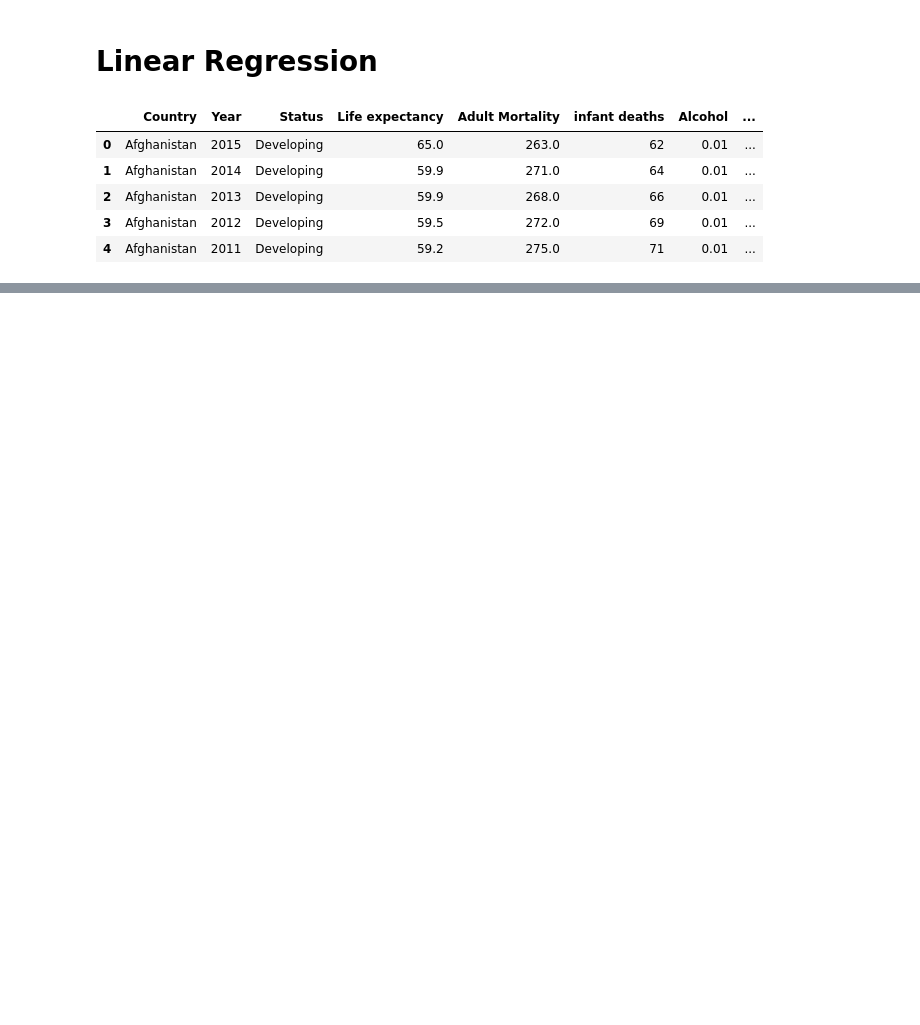
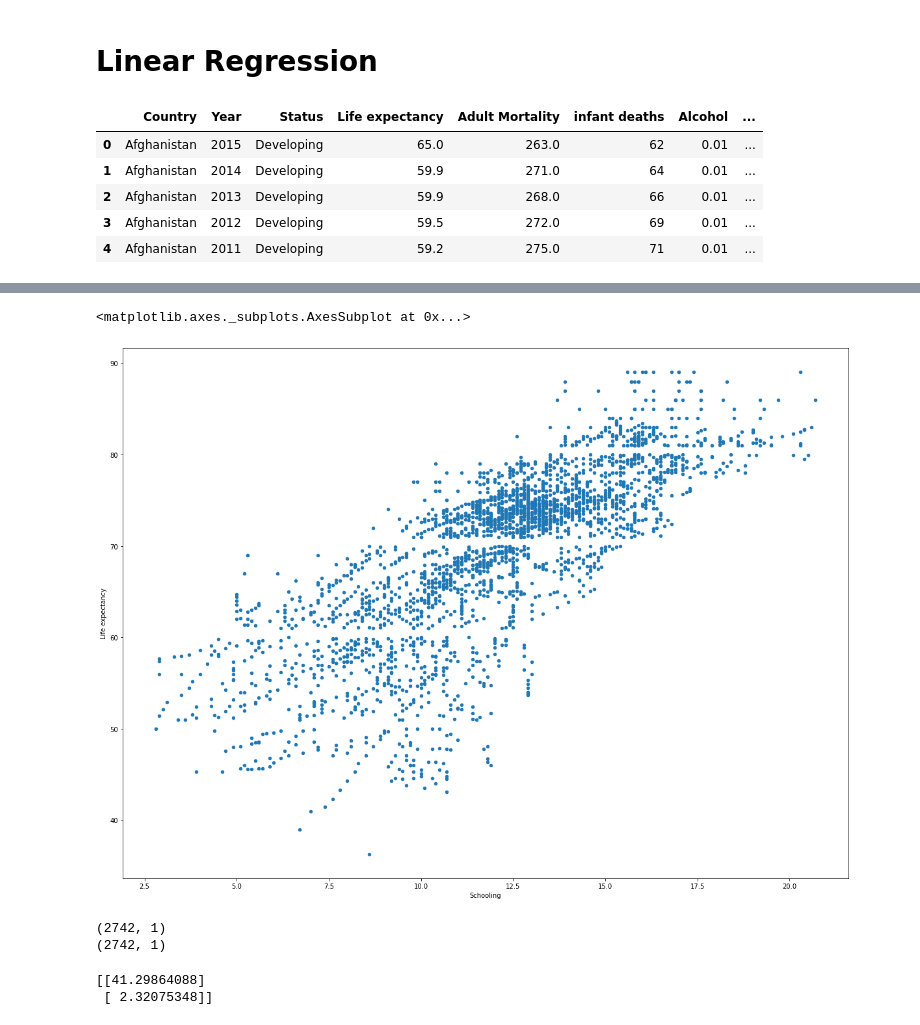
Before and after one commit to melissatorgbi/Models, a Jupyter notebook: LinearRegression.ipynb, the cells around one changed output, grey strips where cells are left out. Saved outputs shown, nothing was run; the diff lists cells and outputs as text; code cells hidden in the pictures; blank space fills up the shorter version.

```diff
--- a/LinearRegression.ipynb
+++ b/LinearRegression.ipynb
@@ -81,0 +118,5 @@ Name: Schooling, dtype: float64
+# %%
+df.plot(kind="scatter", x="Schooling", y="Life expectancy",figsize=(20,15))
+# %% [output]
+<matplotlib.axes._subplots.AxesSubplot at 0x...>
+[figure, added]
@@ -81,0 +126,15 @@ Name: Schooling, dtype: float64
+# %%
+X=np.resize(X, ((np.size(X),1)))
+print(np.shape(X))
+y=np.resize(y, ((np.size(y),1)))
+print(np.shape(y))
+# %% [output]
+(2742, 1)
+(2742, 1)
+# %%
+X_b=np.c_[np.ones((np.shape(X))), X]
+theta=np.linalg.inv(X_b.T.dot(X_b)).dot(X_b.T).dot(y)
+print(theta)
+# %% [output]
+[[41.29864088]
+ [ 2.32075348]]
```
Also changed, not shown: parts of 14 cells of this notebook.
